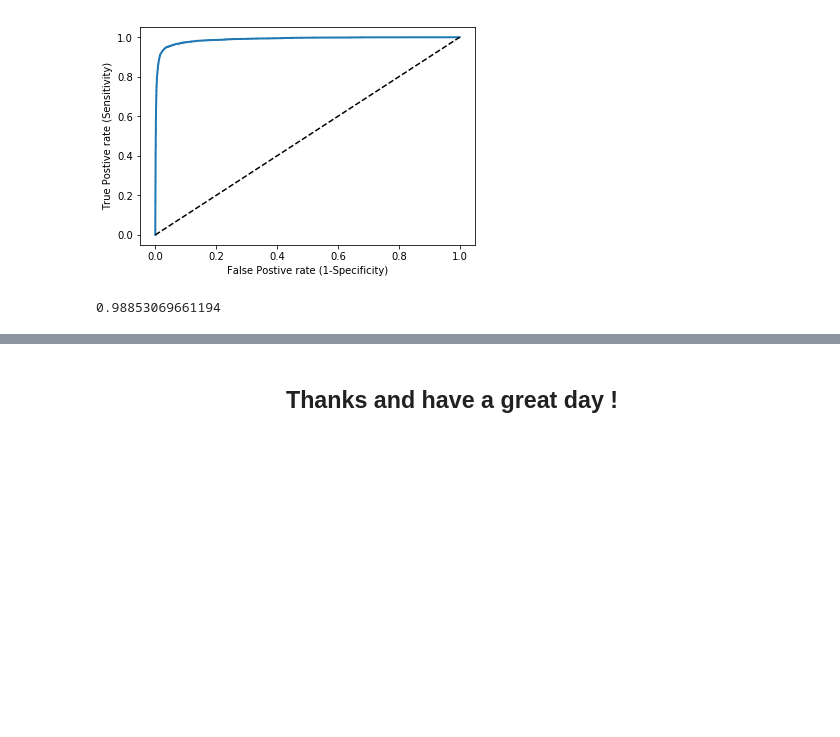
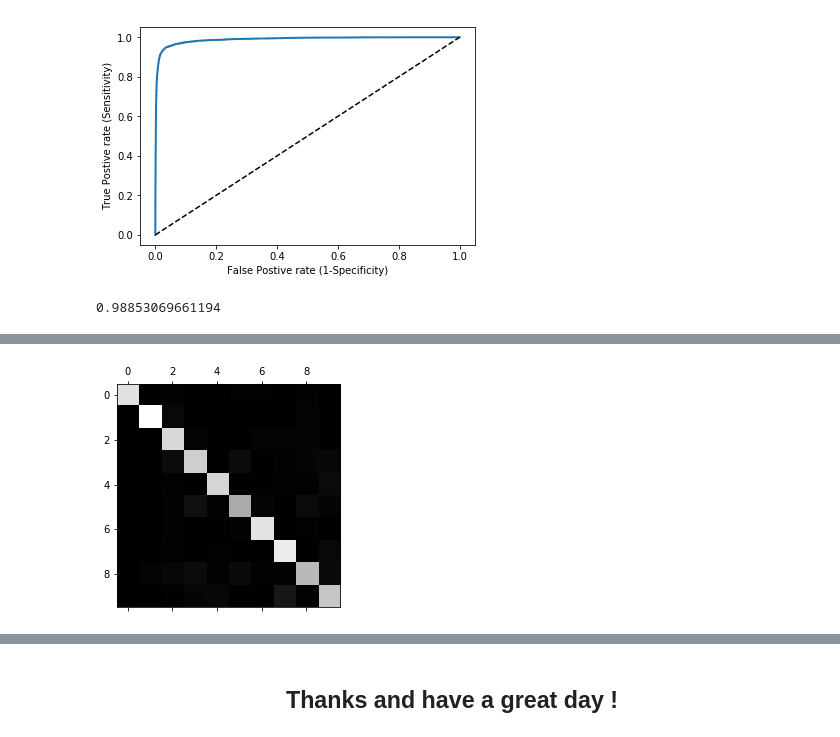
Before and after one commit to MukunthanML/Classification, a Jupyter notebook: ClassificationML.ipynb, the cells around one changed output, grey strips where cells are left out. Saved outputs shown, nothing was run; the diff lists cells and outputs as text; code cells hidden in the pictures; blank space fills up the shorter version.

```diff
--- a/ClassificationML.ipynb
+++ b/ClassificationML.ipynb
@@ -188,0 +191,7 @@ roc_auc_score(y_train_6, y_scores)
+# %%
+
+from sklearn.linear_model import SGDClassifier
+
+sgd_clf=SGDClassifier(random_state=42)
+sgd_clf.fit(X_train,y_train)
+sgd_clf.predict([X[4587]])
@@ -188,0 +225,3 @@ roc_auc_score(y_train_6, y_scores)
+# %%
+conf_mx = confusion_matrix(y_train, y_train_pred)
+conf_mx
@@ -189,3 +240,8 @@ roc_auc_score(y_train_6, y_scores)
+# %%
+plt.matshow(conf_mx, cmap=plt.cm.gray)
+plt.show()
+# %% [output]
+[figure, added]
 # %% [markdown]
 <h3> Reference:<h4>Hands-on Machine Learning with Scikit-Learn, Keras,
     and TensorFlow Concepts, Tools, <br> and Techniques to Build Intelligent Systems<br>
```
Also changed, not shown: parts of 9 cells of this notebook, 1 other file.
